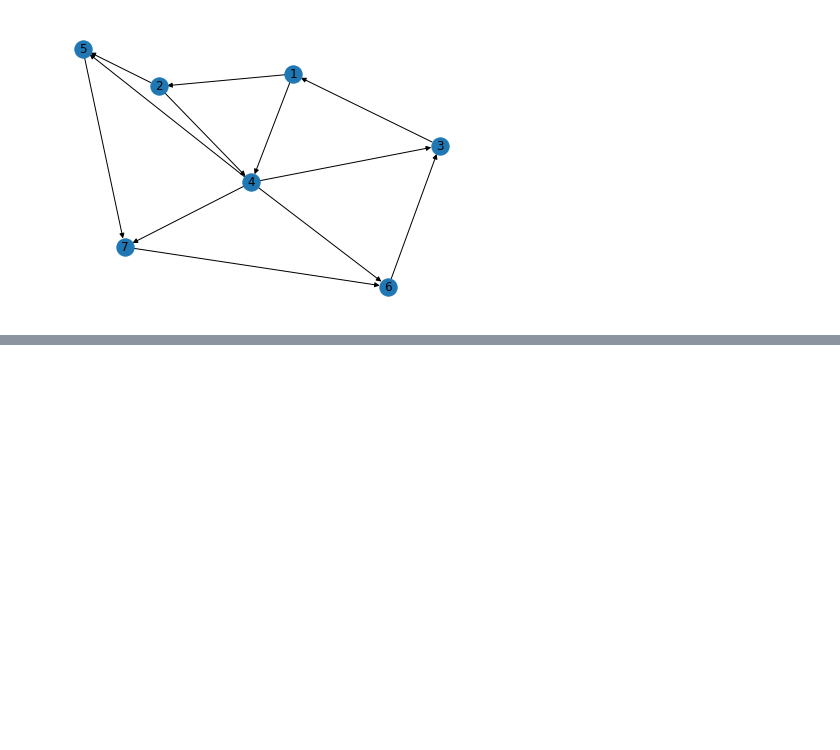
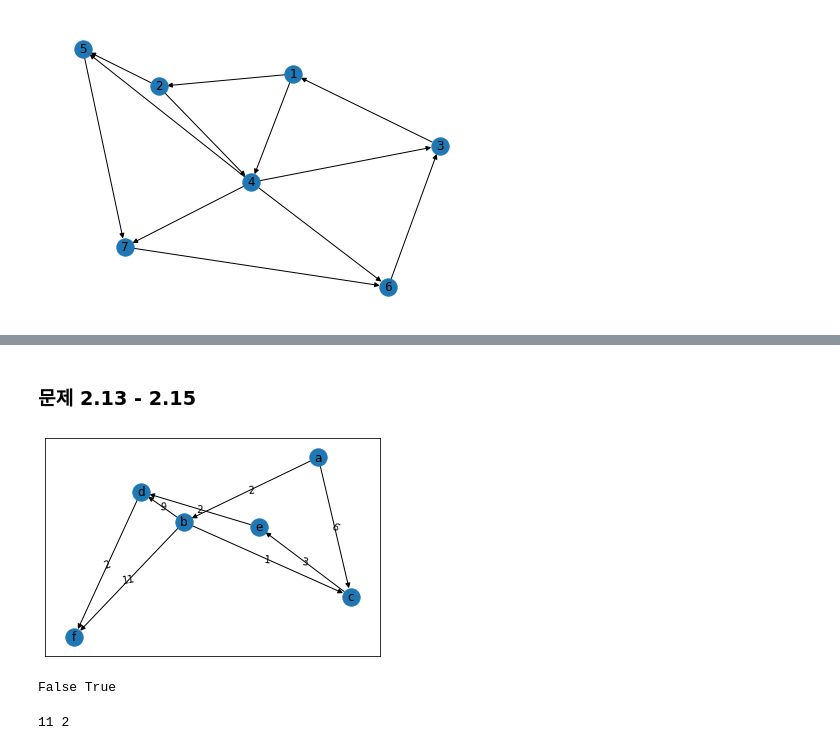
Before and after one commit to hr1588/network, a Jupyter notebook: 2장.ipynb, the cells around one changed output, grey strips where cells are left out. Saved outputs shown, nothing was run; the diff lists cells and outputs as text; code cells hidden in the pictures; blank space fills up the shorter version.

```diff
--- a/2장.ipynb
+++ b/2장.ipynb
@@ -306,0 +355,30 @@ nx.diameter(w)
+# %% [markdown]
+### 문제 2.13 - 2.15
+# %%
+c = nx.DiGraph()
+c.add_nodes_from(['a','b','c','d','e','f'])
+c.add_weighted_edges_from([('a','b',2),
+                           ('a','c',6),
+                           ('b','c',1),
+                           ('b','d',9),
+                           ('b','f',11),
+                           ('c','e',3),
+                           ('d','f',2),
+                           ('e','d',2)
+                           ])
+
+pos = nx.spring_layout(c)
+
+labels = nx.get_edge_attributes(c, 'weight')
+nx.draw_networkx_edge_labels(c,pos, edge_labels=labels)
+nx.draw_networkx(c,pos)
+# %% [output]
+[figure, added]
+# %%
+print(nx.is_strongly_connected(c), nx.is_weakly_connected(c))
+# %% [output]
+False True
+# %%
+print(c.in_degree('d', weight = 'weight'), c.out_degree('d', weight = 'weight'))
+# %% [output]
+11 2
```
Also changed, not shown: parts of 33 cells of this notebook.
